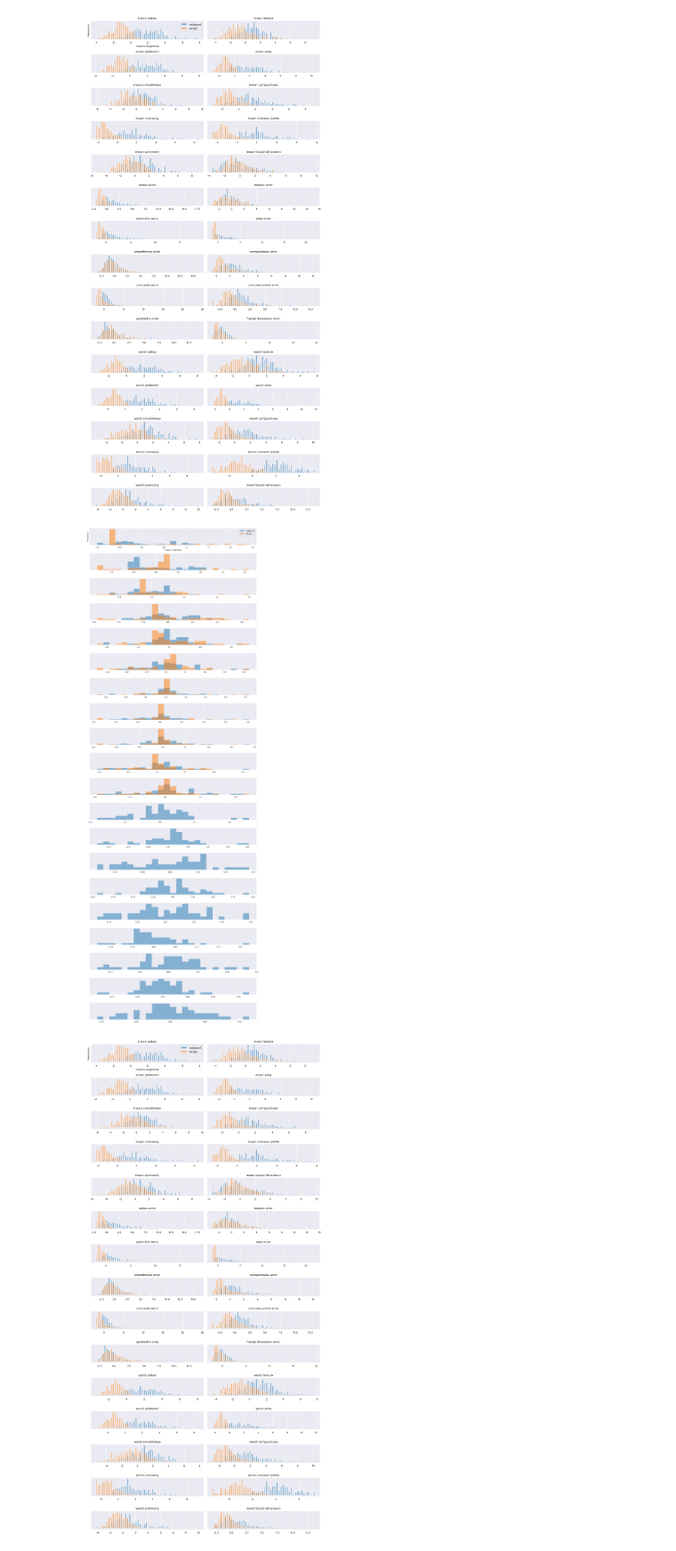
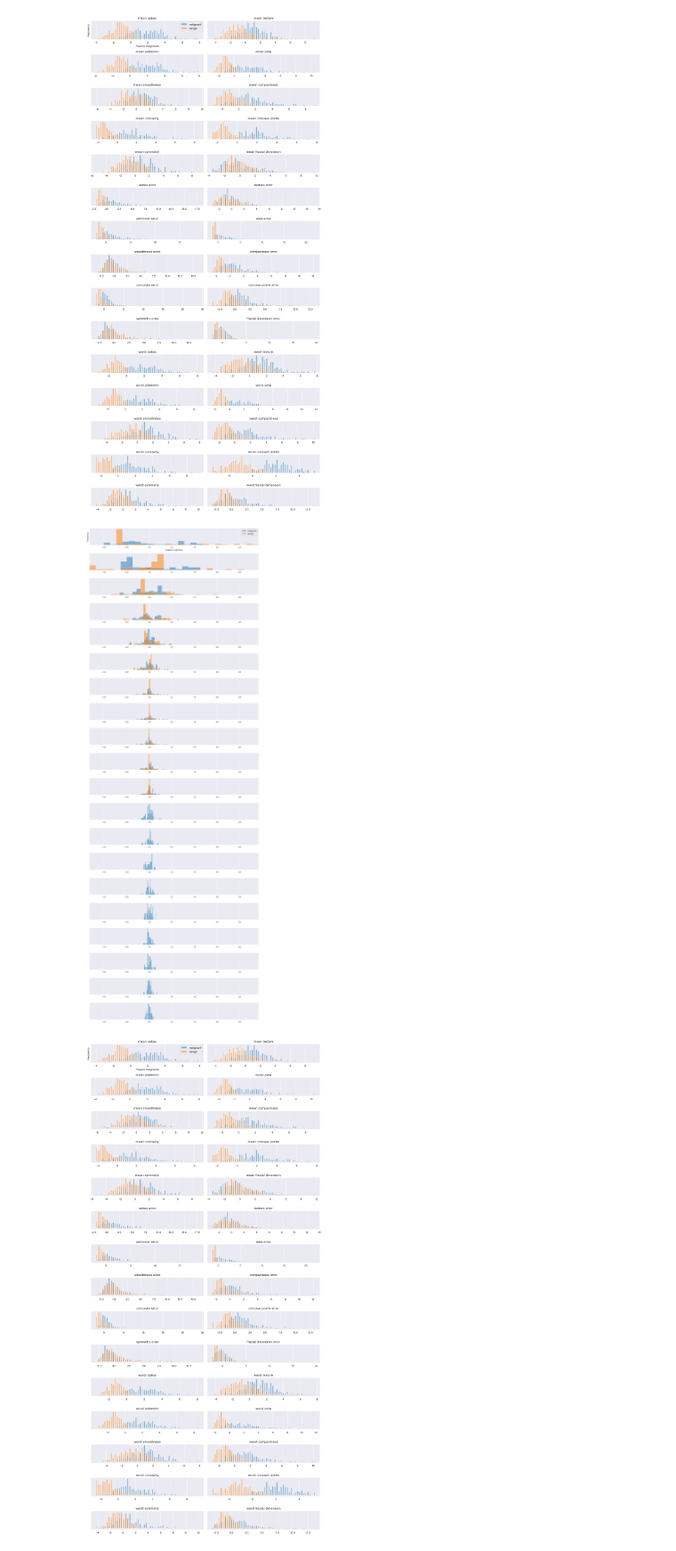
Before and after one commit to acb-code/distribution-surrogates, a Jupyter notebook: 2_toy_data_OR.ipynb, the cells around one changed output. Shown at 89% size. Cells and saved outputs as stored; diff of their text form; code cells hidden in the pictures.

Commit message:
Added additional plots to be used for thesis document, added save functionality to plotting code snippets

```diff
--- a/2_toy_data_OR.ipynb
+++ b/2_toy_data_OR.ipynb
@@ -32,3 +34,19 @@ from scipy.stats import pearsonr
 # order reduction
 from sklearn.preprocessing import StandardScaler
 from sklearn.decomposition import PCA
+# %%
+# directory setup
+
+# get current working directory
+wrkdir = os.getcwd()
+print('Current working directory: '+wrkdir)
+# set up a data save directory for all future runs
+newoutputdir = wrkdir+'\output'
+if not os.path.exists(newoutputdir):
+    os.makedirs(newoutputdir)
+# set up a new directory to store files for the current run - updates at each new full run of notebook
+curDatetime = dt.datetime.now()
+datasavedir = newoutputdir + r'\\' + 'toydata' + str(curDatetime.strftime('%Y%m%d%H%M%S'))
+if not os.path.exists(datasavedir):
+    os.makedirs(datasavedir)
+print('Data save directory: '+datasavedir)
@@ -383,34 +407,43 @@ m_s_lat = pca_m.transform(m_s_epdf)
 
 # benign
 b_s_lat = pca_b.transform(b_s_epdf)
 
 # plot individual latent spaces
 # largest latent dimension
 num_lat = max([pca_m.n_components_,pca_b.n_components_])
 min_lat = min([pca_m.n_components_,pca_b.n_components_])
 # combined latent data
 com_lat = np.concatenate((m_s_lat[:,:min_lat],b_s_lat[:,:min_lat]), axis=0)
 
 fig11, ax11 = plt.subplots(num_lat, 1, figsize=(12,1.7*num_lat))
 ax = ax11.ravel()
+bin_min = 0
+bin_max = 0
 for i in range(num_lat):
     if (i < min_lat):
         _, bins = np.histogram(com_lat[:, i], bins=25)
     elif (pca_m.n_components_ > pca_b.n_components_):
         _, bins = np.histogram(m_s_lat[:, i], bins=25)
     else:
         _, bins = np.histogram(b_s_lat[:, i], bins=25)
     if (i < pca_m.n_components_):
         ax[i].hist(m_s_lat[:, i], bins=bins, alpha=0.5, histtype='stepfilled')
     if (i < pca_b.n_components_):
         ax[i].hist(b_s_lat[:, i], bins=bins, alpha=0.5, histtype='stepfilled')
     ax[i].set_yticks(())
+    if (min(bins) <= bin_min):
+        bin_min = min(bins)
+    if (max(bins) >= bin_max):
+        bin_max = max(bins)
+for i in range(num_lat):
+    ax[i].set_xlim([bin_min, bin_max])
 ax[0].set_xlabel("Feature magnitude")
 ax[0].set_ylabel("Frequency")
 ax[0].legend(['malignant', 'benign'], loc='best')
 fig11.tight_layout()
+fig11.savefig(datasavedir + '/' + 'structured_data_pca_components' + '.png')
 # %% [output]
-[figure, old version]
+[figure, new version]
 # %%
 # plot pca approximated structured data
 # inverse transform
```
Also changed, not shown: parts of 6 cells of this notebook, 1 other file.
